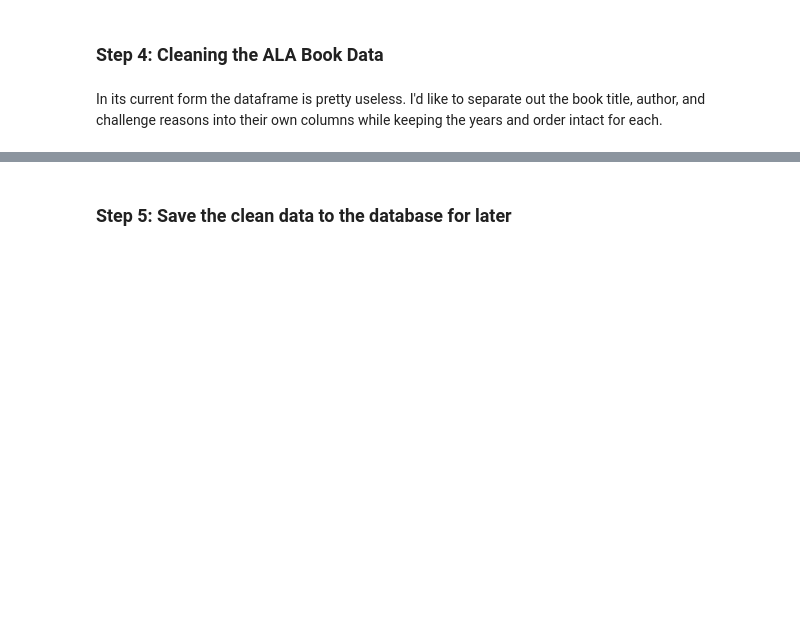
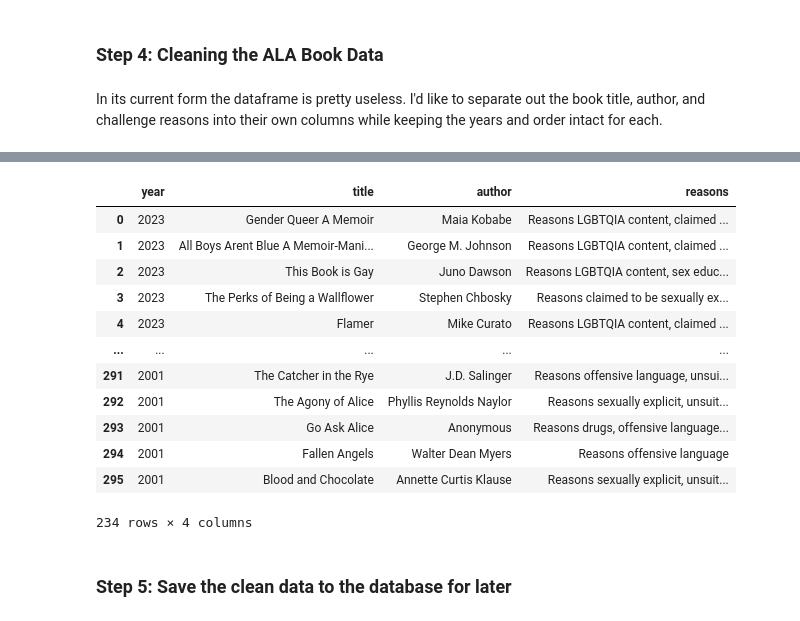
Before and after one commit to grrlofhighart/book_censorship, a Jupyter notebook: ALA_Banned_Archive.ipynb, the cells around one changed output, grey strips where cells are left out. Saved outputs shown, nothing was run; the diff lists cells and outputs as text; code cells hidden in the pictures; blank space fills up the shorter version.

```diff
--- a/ALA_Banned_Archive.ipynb
+++ b/ALA_Banned_Archive.ipynb
@@ -182,4 +187,22 @@ df_stack
 234 rows × 4 columns
+# %%
+# Trim leading/trailing whitespace from dataframe
+df_stack = df_stack.apply(lambda x: x.str.strip() if x.dtype == "object" else x)
+df_stack
+# %% [output]
+|  | year | title | author | reasons |
+| 0 | 2023 | Gender Queer A Memoir | Maia Kobabe | Reasons LGBTQIA content, claimed ... |
+| 1 | 2023 | All Boys Arent Blue A Memoir-Mani... | George M. Johnson | Reasons LGBTQIA content, claimed ... |
+| 2 | 2023 | This Book is Gay | Juno Dawson | Reasons LGBTQIA content, sex educ... |
+| 3 | 2023 | The Perks of Being a Wallflower | Stephen Chbosky | Reasons claimed to be sexually ex... |
+| 4 | 2023 | Flamer | Mike Curato | Reasons LGBTQIA content, claimed ... |
+| ... | ... | ... | ... | ... |
+| 291 | 2001 | The Catcher in the Rye | J.D. Salinger | Reasons offensive language, unsui... |
+| 292 | 2001 | The Agony of Alice | Phyllis Reynolds Naylor | Reasons sexually explicit, unsuit... |
+| 293 | 2001 | Go Ask Alice | Anonymous | Reasons drugs, offensive language... |
+| 294 | 2001 | Fallen Angels | Walter Dean Myers | Reasons offensive language |
+| 295 | 2001 | Blood and Chocolate | Annette Curtis Klause | Reasons sexually explicit, unsuit... |
+234 rows × 4 columns
 # %% [markdown]
 ### Step 5: Save the clean data to the database for later
 # %%
```
Also changed, not shown: parts of 8 cells of this notebook, 2 other files.
